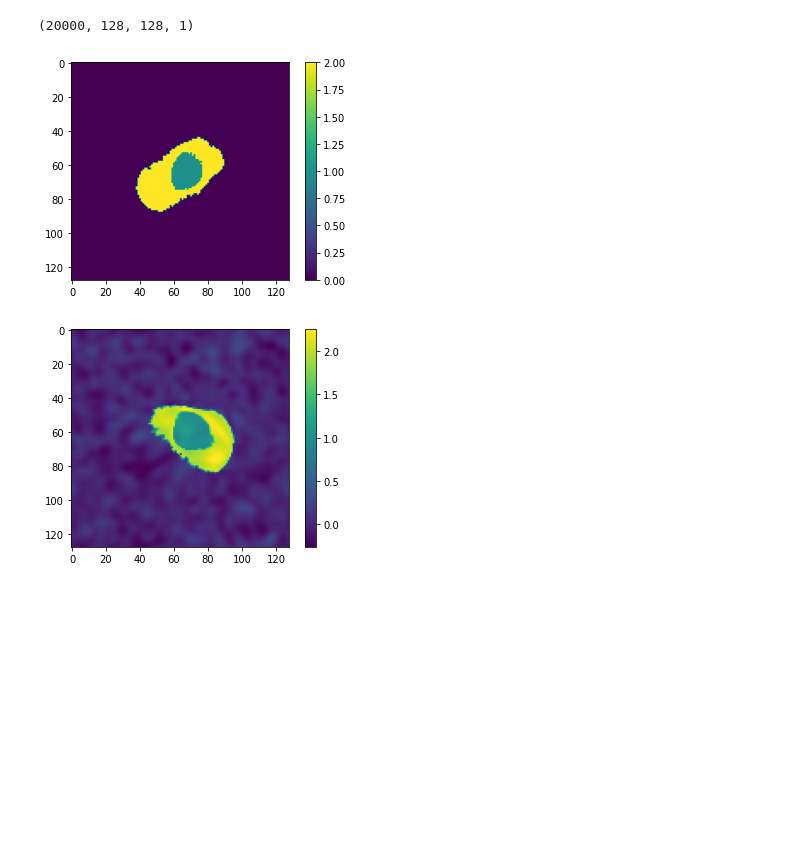
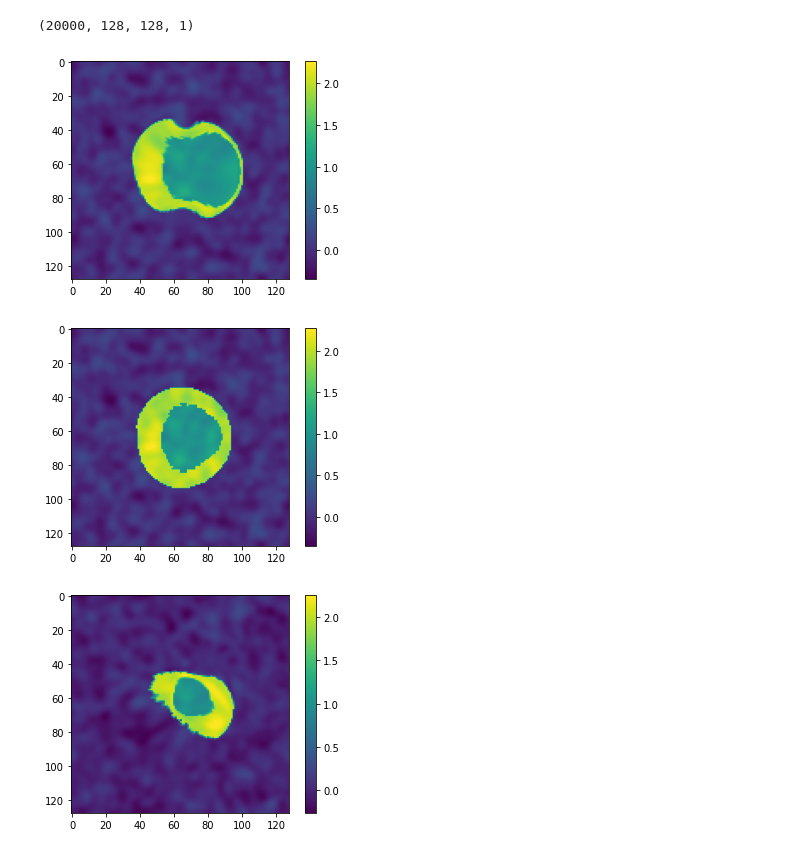
Before and after one commit to HastingsGreer/InverseConsistency, a Jupyter notebook: notebooks/CreateSunnysidePickle.py.ipynb, the cells around one changed output. Saved outputs shown, nothing was run; the diff lists cells and outputs as text; code cells hidden in the pictures; blank space fills up the shorter version.

Commit message:
pair up sunnyside images

```diff
--- a/notebooks/CreateSunnysidePickle.py.ipynb
+++ b/notebooks/CreateSunnysidePickle.py.ipynb
@@ -31,12 +42,18 @@ import data
 # %%
-d1, d2 = data.get_dataset_sunnyside()
+d1= data.get_dataset_sunnyside("train")
 # %%
+A, B = next(iter(d1))
+
 import matplotlib.pyplot as plt
-plt.imshow(ars2[0, :, :, 0])
+plt.imshow(A[0, 0, :, :])
 plt.colorbar()
 plt.show()
+plt.imshow(B[0, 0, :, :])
+plt.colorbar()
+plt.show()
 # %% [output]
-[figure, old version]
+[figure, new version]
+[figure, added]
 # %%
 N += 1
 plt.imshow(ars2[N, :, :, 0], interpolation=None)
```
Also changed, not shown: parts of 10 cells of this notebook, 3 other files.
